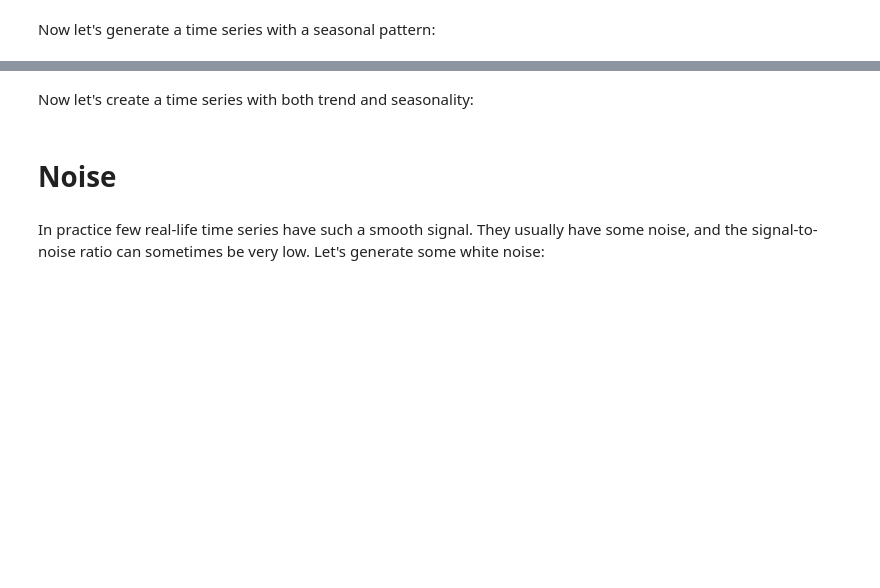
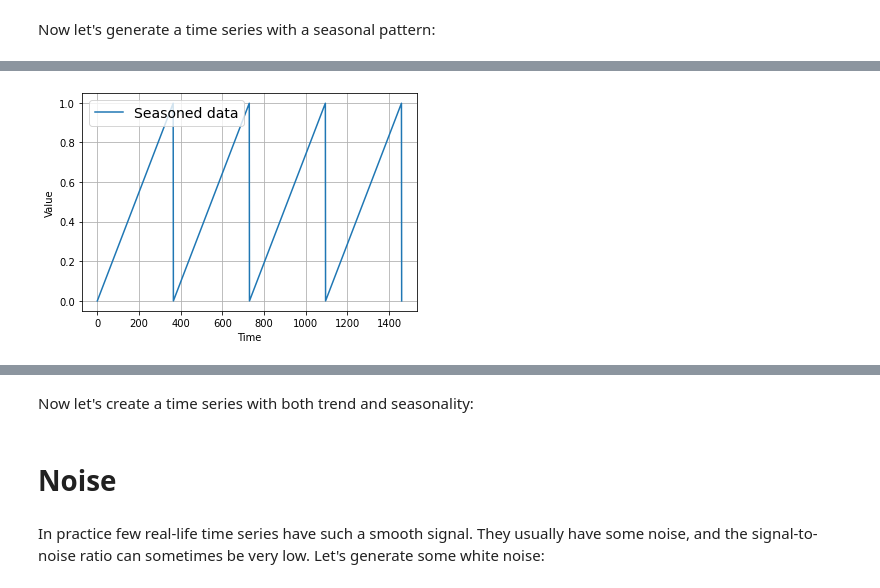
Before and after one commit to AlexNedyalkov/Deep-Learning-Time-Series-Andrew-Ng, a Jupyter notebook: Time_Series_Lesson_1.ipynb, the cells around one changed output, grey strips where cells are left out. Cells and saved outputs as stored; diff of their text form; code cells hidden in the pictures; blank space fills up the shorter version.

```diff
--- a/Time_Series_Lesson_1.ipynb
+++ b/Time_Series_Lesson_1.ipynb
@@ -63,0 +105,4 @@ def seasonality(time, period, amplitude=1, phase=0):
+# %%
+plot_series(time, season_time, label = "Seasoned data")
+# %% [output]
+[figure, added]
```
Also changed, not shown: parts of 10 cells of this notebook.
